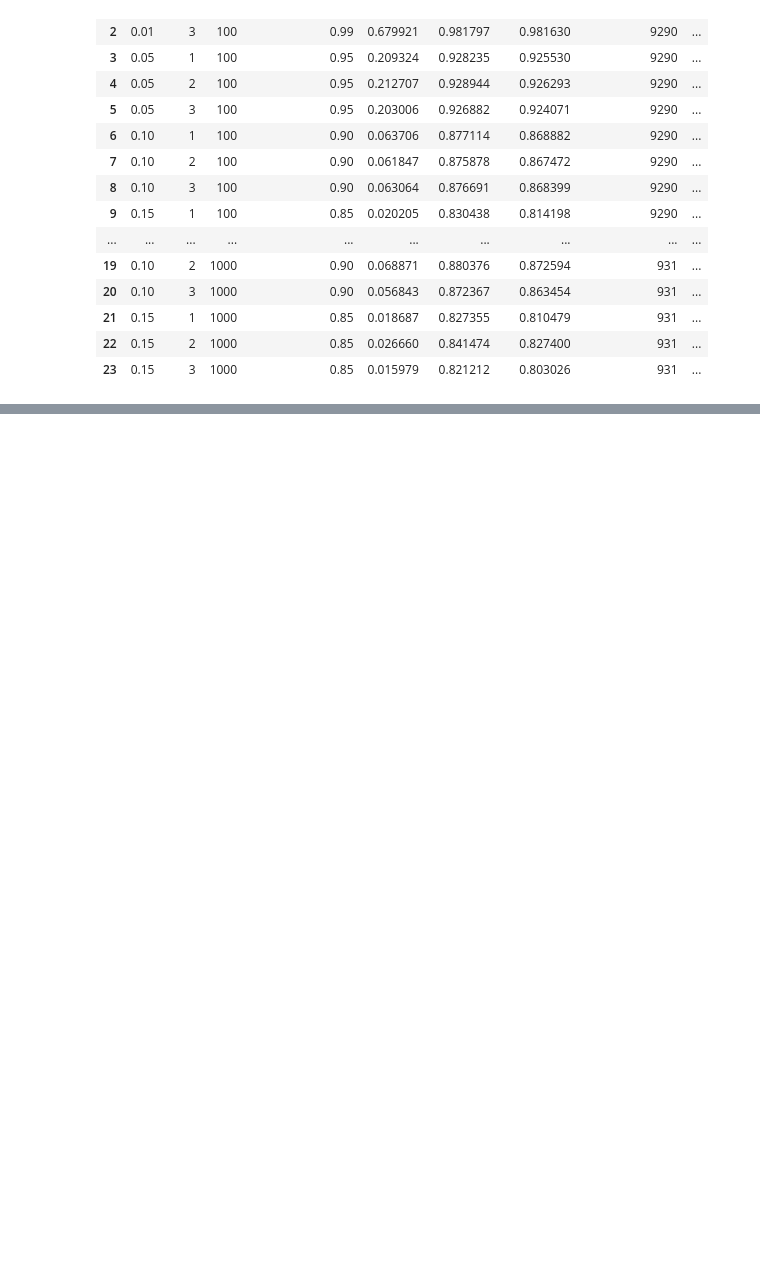
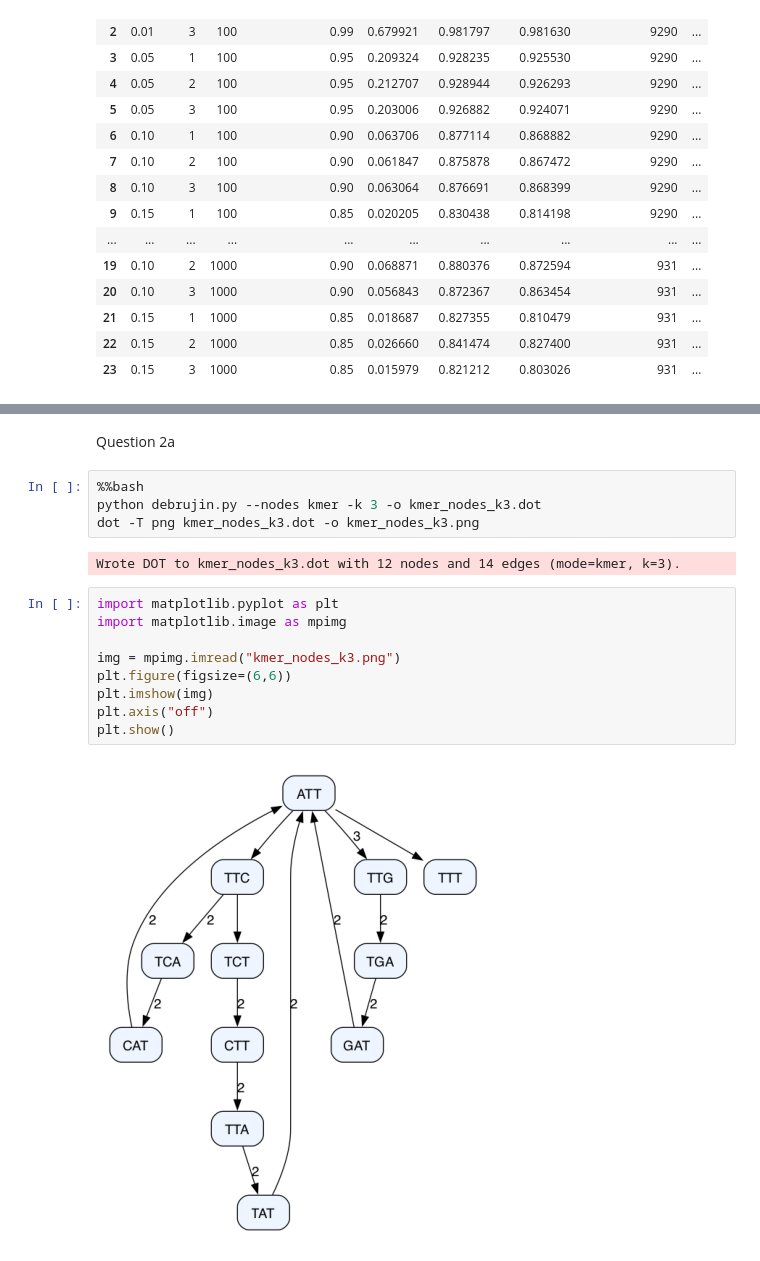
Before and after one commit to Cind-yC/comp-gen, a Jupyter notebook: hw2/hw2.ipynb, the cells around one changed output, grey strips where cells are left out. Saved outputs shown, nothing was run; the diff lists cells and outputs as text; blank space fills up the shorter version.

```diff
--- a/hw2/hw2.ipynb
+++ b/hw2/hw2.ipynb
@@ -244,0 +270,19 @@ df_q1f
+# %% [markdown]
+Question 2a
+# %%
+%%bash
+python debrujin.py --nodes kmer -k 3 -o kmer_nodes_k3.dot
+dot -T png kmer_nodes_k3.dot -o kmer_nodes_k3.png
+# %% [output]
+Wrote DOT to kmer_nodes_k3.dot with 12 nodes and 14 edges (mode=kmer, k=3).
+# %%
+import matplotlib.pyplot as plt
+import matplotlib.image as mpimg
+
+img = mpimg.imread("kmer_nodes_k3.png")
+plt.figure(figsize=(6,6))
+plt.imshow(img)
+plt.axis("off")
+plt.show()
+# %% [output]
+[figure, added]
```
Also changed, not shown: parts of 3 cells of this notebook, 1 other file.
